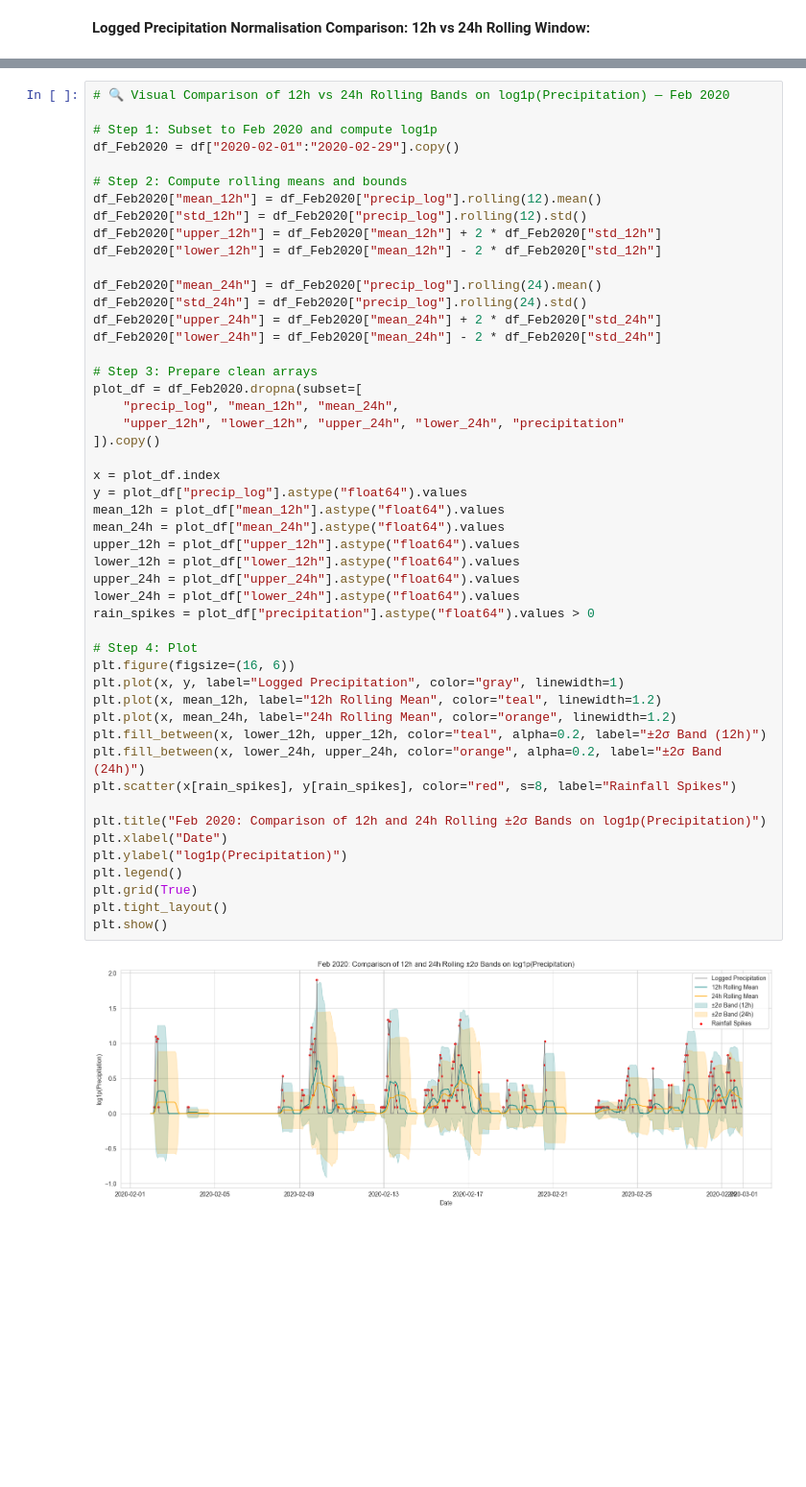
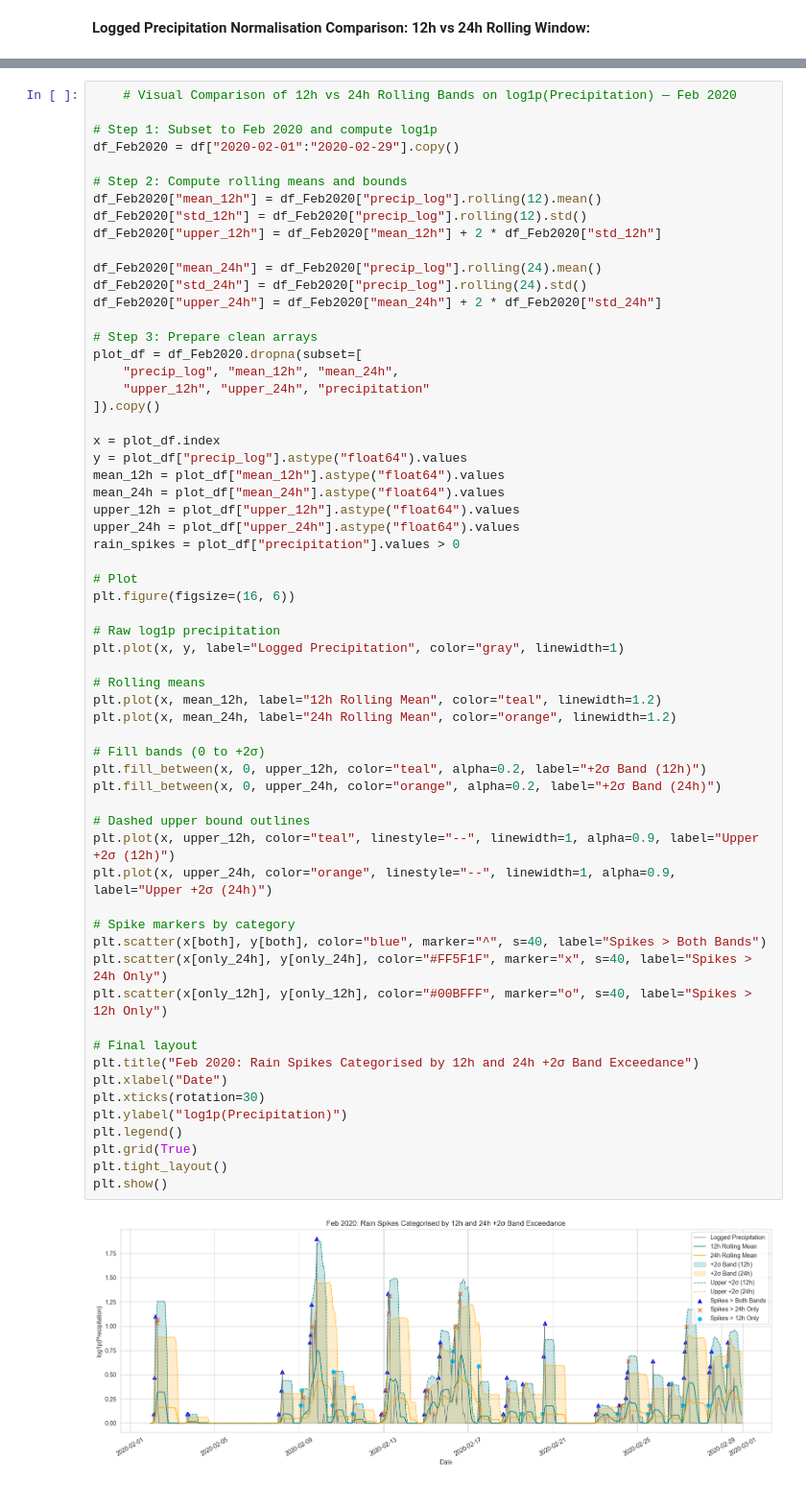
Before and after one commit to Jeremiah-Bachtin/comp1884-group6-weather-anomaly-detection-system, a Jupyter notebook: notebooks/notebook_jeremy_EDA.ipynb, the cells around one changed output, grey strips where cells are left out. Shown at 96% size. Saved outputs shown, nothing was run; the diff lists cells and outputs as text; blank space fills up the shorter version.

```diff
--- a/notebooks/notebook_jeremy_EDA.ipynb
+++ b/notebooks/notebook_jeremy_EDA.ipynb
@@ -526,5 +512,5 @@ In the plot below, we show both ±2σ bands over February 2020 (a rather stormy
 # %%
-# 🔍 Visual Comparison of 12h vs 24h Rolling Bands on log1p(Precipitation) — Feb 2020
+    # Visual Comparison of 12h vs 24h Rolling Bands on log1p(Precipitation) — Feb 2020
 
 # Step 1: Subset to Feb 2020 and compute log1p
 df_Feb2020 = df["2020-02-01":"2020-02-29"].copy()
@@ -533,44 +519,56 @@ df_Feb2020 = df["2020-02-01":"2020-02-29"].copy()
 df_Feb2020["mean_12h"] = df_Feb2020["precip_log"].rolling(12).mean()
 df_Feb2020["std_12h"] = df_Feb2020["precip_log"].rolling(12).std()
 df_Feb2020["upper_12h"] = df_Feb2020["mean_12h"] + 2 * df_Feb2020["std_12h"]
-df_Feb2020["lower_12h"] = df_Feb2020["mean_12h"] - 2 * df_Feb2020["std_12h"]
 
 df_Feb2020["mean_24h"] = df_Feb2020["precip_log"].rolling(24).mean()
 df_Feb2020["std_24h"] = df_Feb2020["precip_log"].rolling(24).std()
 df_Feb2020["upper_24h"] = df_Feb2020["mean_24h"] + 2 * df_Feb2020["std_24h"]
-df_Feb2020["lower_24h"] = df_Feb2020["mean_24h"] - 2 * df_Feb2020["std_24h"]
 
 # Step 3: Prepare clean arrays
 plot_df = df_Feb2020.dropna(subset=[
     "precip_log", "mean_12h", "mean_24h",
-    "upper_12h", "lower_12h", "upper_24h", "lower_24h", "precipitation"
+    "upper_12h", "upper_24h", "precipitation"
 ]).copy()
 
 x = plot_df.index
 y = plot_df["precip_log"].astype("float64").values
 mean_12h = plot_df["mean_12h"].astype("float64").values
 mean_24h = plot_df["mean_24h"].astype("float64").values
 upper_12h = plot_df["upper_12h"].astype("float64").values
-lower_12h = plot_df["lower_12h"].astype("float64").values
 upper_24h = plot_df["upper_24h"].astype("float64").values
-lower_24h = plot_df["lower_24h"].astype("float64").values
-rain_spikes = plot_df["precipitation"].astype("float64").values > 0
+rain_spikes = plot_df["precipitation"].values > 0
 
-# Step 4: Plot
+# Plot
 plt.figure(figsize=(16, 6))
+
+# Raw log1p precipitation
 plt.plot(x, y, label="Logged Precipitation", color="gray", linewidth=1)
+
+# Rolling means
 plt.plot(x, mean_12h, label="12h Rolling Mean", color="teal", linewidth=1.2)
 plt.plot(x, mean_24h, label="24h Rolling Mean", color="orange", linewidth=1.2)
-plt.fill_between(x, lower_12h, upper_12h, color="teal", alpha=0.2, label="±2σ Band (12h)")
-plt.fill_between(x, lower_24h, upper_24h, color="orange", alpha=0.2, label="±2σ Band (24h)")
-plt.scatter(x[rain_spikes], y[rain_spikes], color="red", s=8, label="Rainfall Spikes")
 
-plt.title("Feb 2020: Comparison of 12h and 24h Rolling ±2σ Bands on log1p(Precipitation)")
+# Fill bands (0 to +2σ)
+plt.fill_between(x, 0, upper_12h, color="teal", alpha=0.2, label="+2σ Band (12h)")
+plt.fill_between(x, 0, upper_24h, color="orange", alpha=0.2, label="+2σ Band (24h)")
+
+# Dashed upper bound outlines
+plt.plot(x, upper_12h, color="teal", linestyle="--", linewidth=1, alpha=0.9, label="Upper +2σ (12h)")
+plt.plot(x, upper_24h, color="orange", linestyle="--", linewidth=1, alpha=0.9, label="Upper +2σ (24h)")
+
+# Spike markers by category
+plt.scatter(x[both], y[both], color="blue", marker="^", s=40, label="Spikes > Both Bands")
+plt.scatter(x[only_24h], y[only_24h], color="#FF5F1F", marker="x", s=40, label="Spikes > 24h Only")
+plt.scatter(x[only_12h], y[only_12h], color="#00BFFF", marker="o", s=40, label="Spikes > 12h Only")
+
+# Final layout
+plt.title("Feb 2020: Rain Spikes Categorised by 12h and 24h +2σ Band Exceedance")
 plt.xlabel("Date")
+plt.xticks(rotation=30)
 plt.ylabel("log1p(Precipitation)")
 plt.legend()
 plt.grid(True)
 plt.tight_layout()
 plt.show()
 # %% [output]
-[figure, old version]
+[figure, new version]
```
Also changed, not shown: parts of 15 cells of this notebook, 1 other file.
